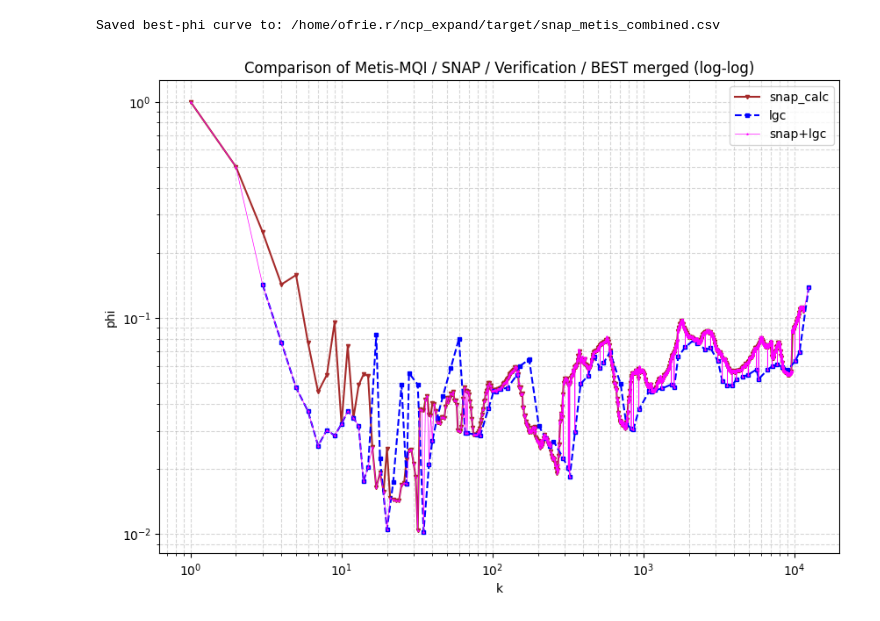
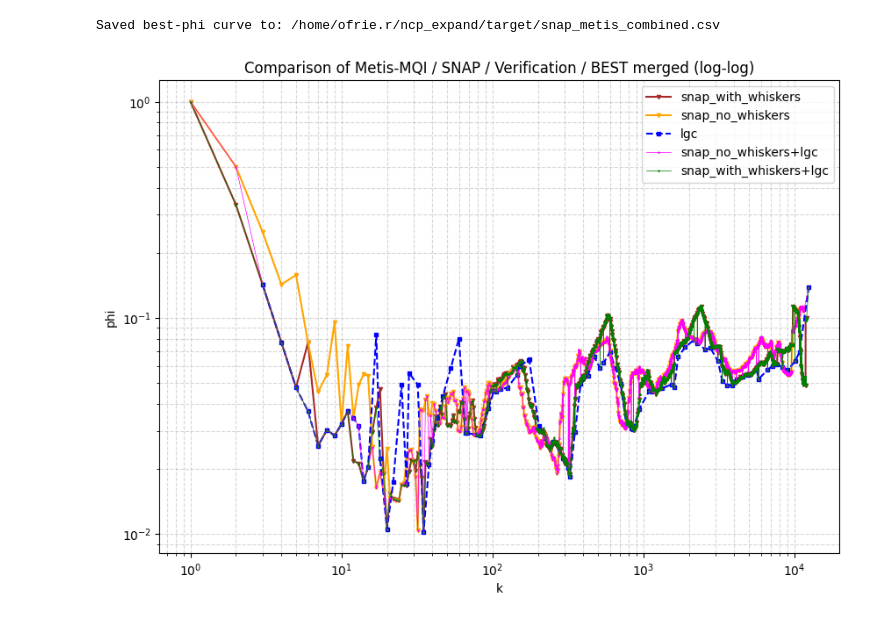
Before and after one commit to OfrieRosenthal/graph-ncp-project, a Jupyter notebook: scripts/plot_different_ncp_methods.ipynb, the cells around one changed output. Drawn from its saved outputs; the diff is of its cells as text; code cells hidden in the pictures.

Commit message:
snap with whiskers

```diff
--- a/scripts/plot_different_ncp_methods.ipynb
+++ b/scripts/plot_different_ncp_methods.ipynb
@@ -406,10 +406,10 @@ import matplotlib.pyplot as plt
 
 
 # --- Load snap_calc NCP tab file (Facebook Pages) ---
-snap_calc_file = "/home/ofrie.r/graph-ncp-project/results/snap_calc/facebook_pages/ncp.musae_facebook_no_self_loops.tab"
+snap_with_w_file = "/home/ofrie.r/graph-ncp-project/results/snap_calc_with_whiskers/facebook_pages/ncp.musae_facebook_no_self_loops.tab"
 
-df_snap_calc = pd.read_csv(
-    snap_calc_file,
+df_snap_with_w_calc = pd.read_csv(
+    snap_with_w_file,
     sep="\t",
     comment="#",       # ignore metadata lines
     header=None,       # no header row
@@ -417,11 +417,29 @@ df_snap_calc = pd.read_csv(
 )
 
 # Convert to numeric
-df_snap_calc["k"] = pd.to_numeric(df_snap_calc["k"], errors="coerce")
-df_snap_calc["phi"] = pd.to_numeric(df_snap_calc["phi"], errors="coerce")
+df_snap_with_w_calc["k"] = pd.to_numeric(df_snap_with_w_calc["k"], errors="coerce")
+df_snap_with_w_calc["phi"] = pd.to_numeric(df_snap_with_w_calc["phi"], errors="coerce")
 
 # Drop junk rows
-df_snap_calc = df_snap_calc.dropna(subset=["k", "phi"]).sort_values("k")
+df_snap_with_w_calc = df_snap_with_w_calc.dropna(subset=["k", "phi"]).sort_values("k")
+
+# --- Load snap_calc NCP tab file (Facebook Pages) ---
+snap_no_w_file = "/home/ofrie.r/graph-ncp-project/results/snap_calc_no_whiskers/facebook_pages/ncp.musae_facebook_no_self_loops.tab"
+
+df_snap_no_w_calc = pd.read_csv(
+    snap_no_w_file,
+    sep="\t",
+    comment="#",       # ignore metadata lines
+    header=None,       # no header row
+    names=["k", "phi"] # assign names manually
+)
+
+# Convert to numeric
+df_snap_no_w_calc["k"] = pd.to_numeric(df_snap_no_w_calc["k"], errors="coerce")
+df_snap_no_w_calc["phi"] = pd.to_numeric(df_snap_no_w_calc["phi"], errors="coerce")
+
+# Drop junk rows
+df_snap_no_w_calc = df_snap_no_w_calc.dropna(subset=["k", "phi"]).sort_values("k")
 
 # --- Load LGC min-curve file ---
 lgc_file = "/home/ofrie.r/graph-ncp-project/results/lgc/facebook_pages/ncp_min_clusters_by_size.csv"
@@ -431,13 +449,18 @@ df_lgc["conductance"] = pd.to_numeric(df_lgc["conductance"], errors="coerce")
 df_lgc = df_lgc.dropna(subset=["size", "conductance"]).sort_values("size")
 
 # --- Load snap+lgc combined_min_phi CSV ---
-snap_lgc_file = "/home/ofrie.r/graph-ncp-project/results/snap+lgc/facebook_pages/combined_min_phi.csv"
-snap_lgc = pd.read_csv(snap_lgc_file)
-snap_lgc["size"] = pd.to_numeric(snap_lgc["size"], errors="coerce")
-snap_lgc["phi"] = pd.to_numeric(snap_lgc["phi"], errors="coerce")
-snap_lgc = snap_lgc.dropna(subset=["size", "phi"]).sort_values("size")
+snap_no_w_lgc_file = "/home/ofrie.r/graph-ncp-project/results/snap_no_whiskers+lgc/facebook_pages/combined_min_phi.csv"
+snap_no_w_lgc = pd.read_csv(snap_no_w_lgc_file)
+snap_no_w_lgc["size"] = pd.to_numeric(snap_no_w_lgc["size"], errors="coerce")
+snap_no_w_lgc["phi"] = pd.to_numeric(snap_no_w_lgc["phi"], errors="coerce")
+snap_no_w_lgc = snap_no_w_lgc.dropna(subset=["size", "phi"]).sort_values("size")
 
-
+# --- Load snap+lgc combined_min_phi CSV ---
+snap_with_w_lgc_file = "/home/ofrie.r/graph-ncp-project/results/snap_with_whiskers+lgc/facebook_pages/combined_min_phi.csv"
+snap_with_w_lgc = pd.read_csv(snap_with_w_lgc_file)
+snap_with_w_lgc["size"] = pd.to_numeric(snap_with_w_lgc["size"], errors="coerce")
+snap_with_w_lgc["phi"] = pd.to_numeric(snap_with_w_lgc["phi"], errors="coerce")
+snap_with_w_lgc = snap_with_w_lgc.dropna(subset=["size", "phi"]).sort_values("size")
 # --- Merge CSV+TAB (only used for the CSV curve) ---
 # merged = pd.merge(df_csv, df_tab, on="k", how="inner")
 # merged["csv_le_tab"] = merged["best_phi"] > merged["phi_tab"]
@@ -461,36 +484,45 @@ plt.figure(figsize=(10, 7))
 
 # # 3️⃣ Best-phi-per-k curve (NEW!)
 # plt.loglog(df_best["k"], df_best["best_phi"],
 #            linestyle='-', color='green',
 #            linewidth=2, markersize=1, marker='D',
 #            label='BEST phi per k (combined)')
 
 # SNAP_calc curve
-plt.loglog(df_snap_calc["k"], df_snap_calc["phi"],
+plt.loglog(df_snap_with_w_calc["k"], df_snap_with_w_calc["phi"],
            linestyle='-', color='brown',
            marker='v', markersize=3, linewidth=1.5,
-           label='snap_calc')
-
+           label='snap_with_whiskers')
+# SNAP_calc curve
+plt.loglog(df_snap_no_w_calc["k"], df_snap_no_w_calc["phi"],
+           linestyle='-', color='orange',
+           marker='v', markersize=3, linewidth=1.5,
+           label='snap_no_whiskers')
 
 # LGC
 plt.loglog(df_lgc["size"], df_lgc["conductance"],
            linestyle='--', color='blue',
            marker='s', markersize=3, linewidth=1.5,
            label='lgc')
 
 # SNAP+LGC combined curve
-plt.loglog(snap_lgc["size"], snap_lgc["phi"],
+plt.loglog(snap_no_w_lgc["size"], snap_no_w_lgc["phi"],
            linestyle='-', color='magenta',
            linewidth=0.5, marker='^', markersize=1,
-           label='snap+lgc')
+           label='snap_no_whiskers+lgc')
+# SNAP+LGC combined curve
+plt.loglog(snap_with_w_lgc["size"], snap_with_w_lgc["phi"],
+           linestyle='-', color='green',
+           linewidth=0.5, marker='^', markersize=1,
+           label='snap_with_whiskers+lgc')
 
 # Labels, legend, grid
 plt.xlabel("k")
 plt.ylabel("phi")
 plt.title("Comparison of Metis-MQI / SNAP / Verification / BEST merged (log-log)")
 plt.legend()
 plt.grid(True, which="both", ls="--", alpha=0.5)
 
 plt.show()
 # %% [output]
-[figure, old version]
+[figure, new version]
```
Also changed, not shown: 14 other files.
